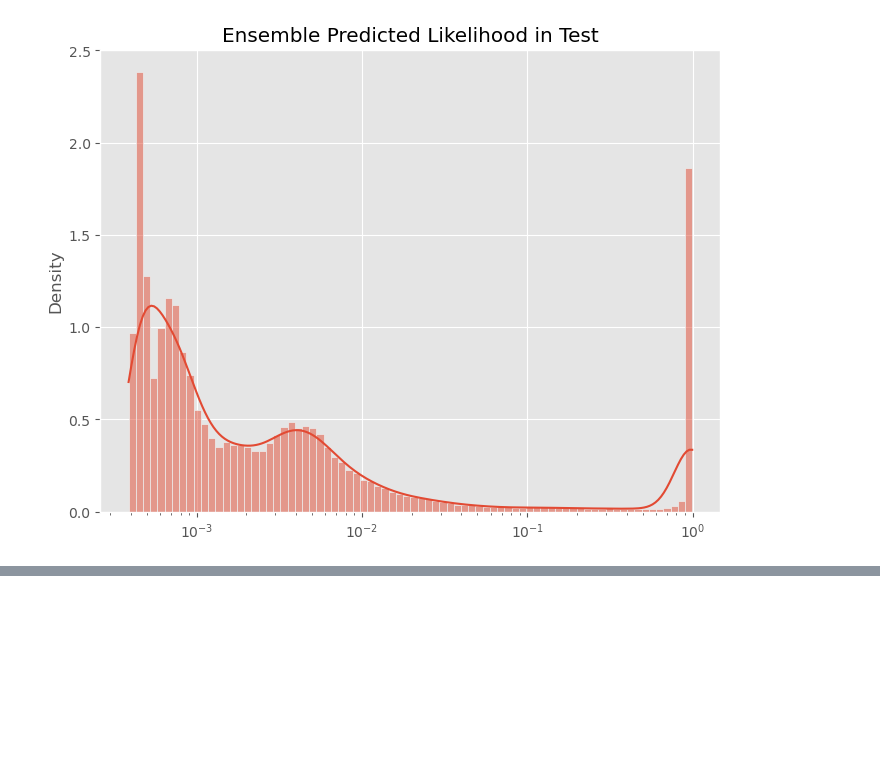
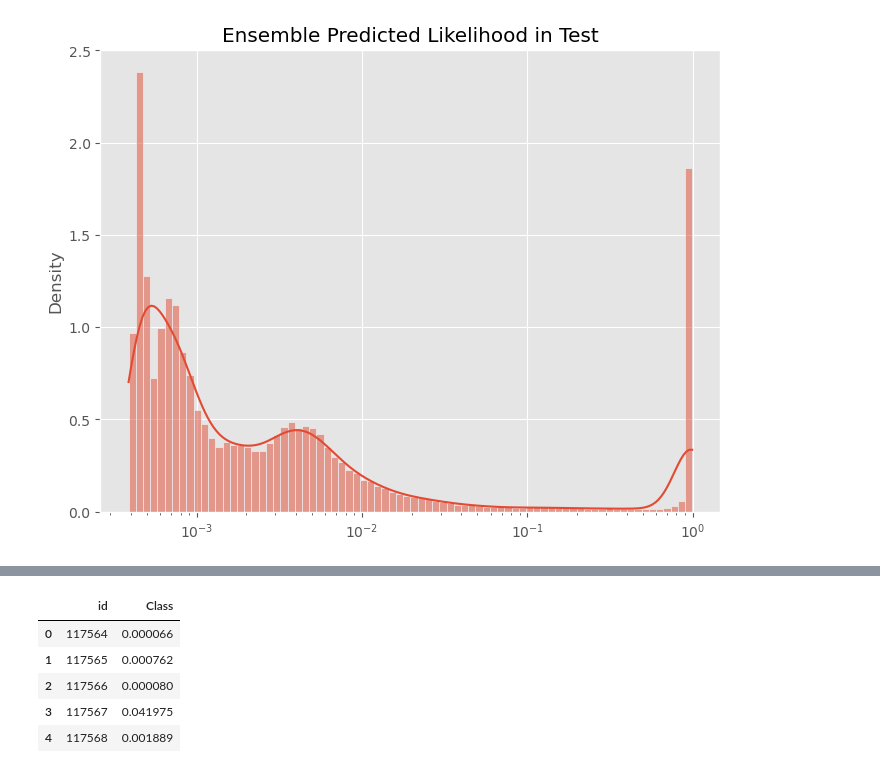
Before and after one commit to Analytics-Data-Science-and-Tech/Analytics_Data_Science, a Jupyter notebook: Tabular-Playground-Series/PS-S3/Ep10/Data_Exploration.ipynb, the cells around one changed output, grey strips where cells are left out. Drawn from its saved outputs; the diff is of its cells as text; code cells hidden in the pictures; blank space fills up the shorter version.

```diff
--- a/Tabular-Playground-Series/PS-S3/Ep10/Data_Exploration.ipynb
+++ b/Tabular-Playground-Series/PS-S3/Ep10/Data_Exploration.ipynb
@@ -293,0 +479,11 @@ submission.to_csv('Ensemble_Baseline_full_submission_7.csv', index = False)
+# %%
+ens_preds_test = pd.DataFrame(preds).apply(np.mean, axis = 0)
+submission['Class'] = ens_preds_test
+submission.head()
+# %% [output]
+|  | id | Class |
+| 0 | 117564 | 0.000066 |
+| 1 | 117565 | 0.000762 |
+| 2 | 117566 | 0.000080 |
+| 3 | 117567 | 0.041975 |
+| 4 | 117568 | 0.001889 |
```
Also changed, not shown: parts of 15 cells of this notebook.
